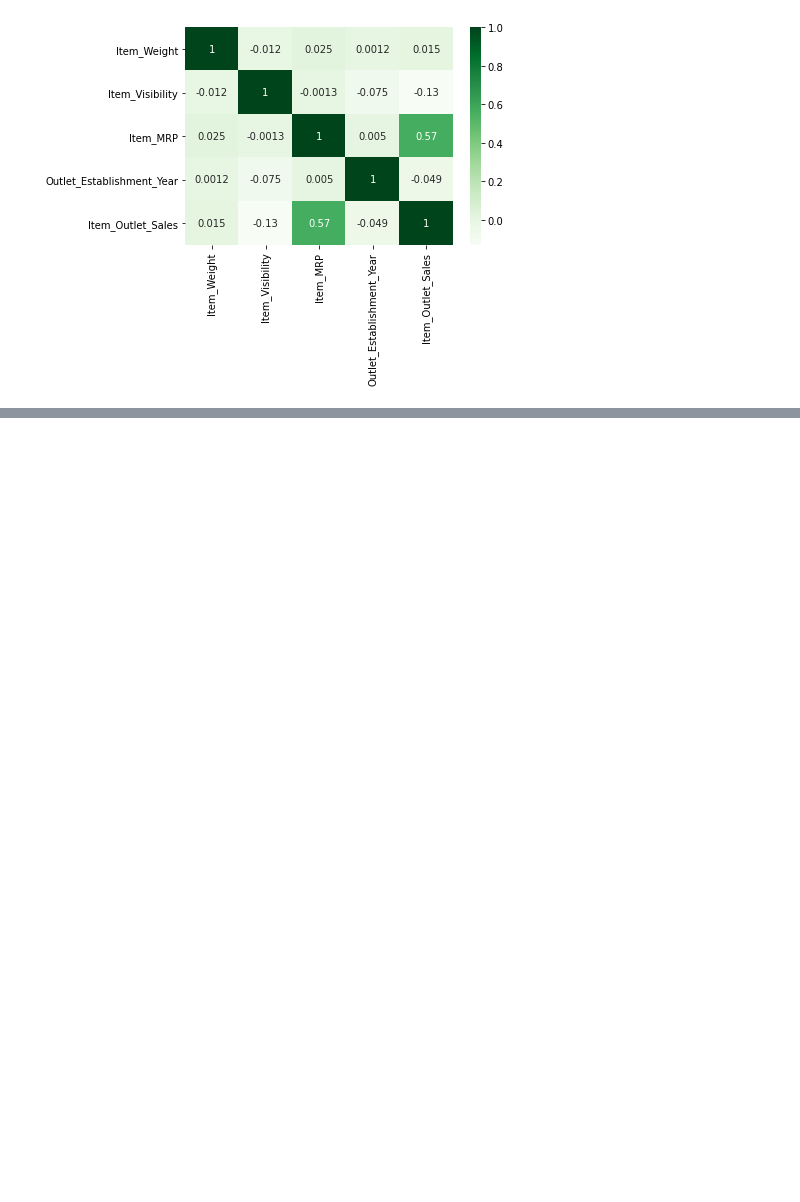
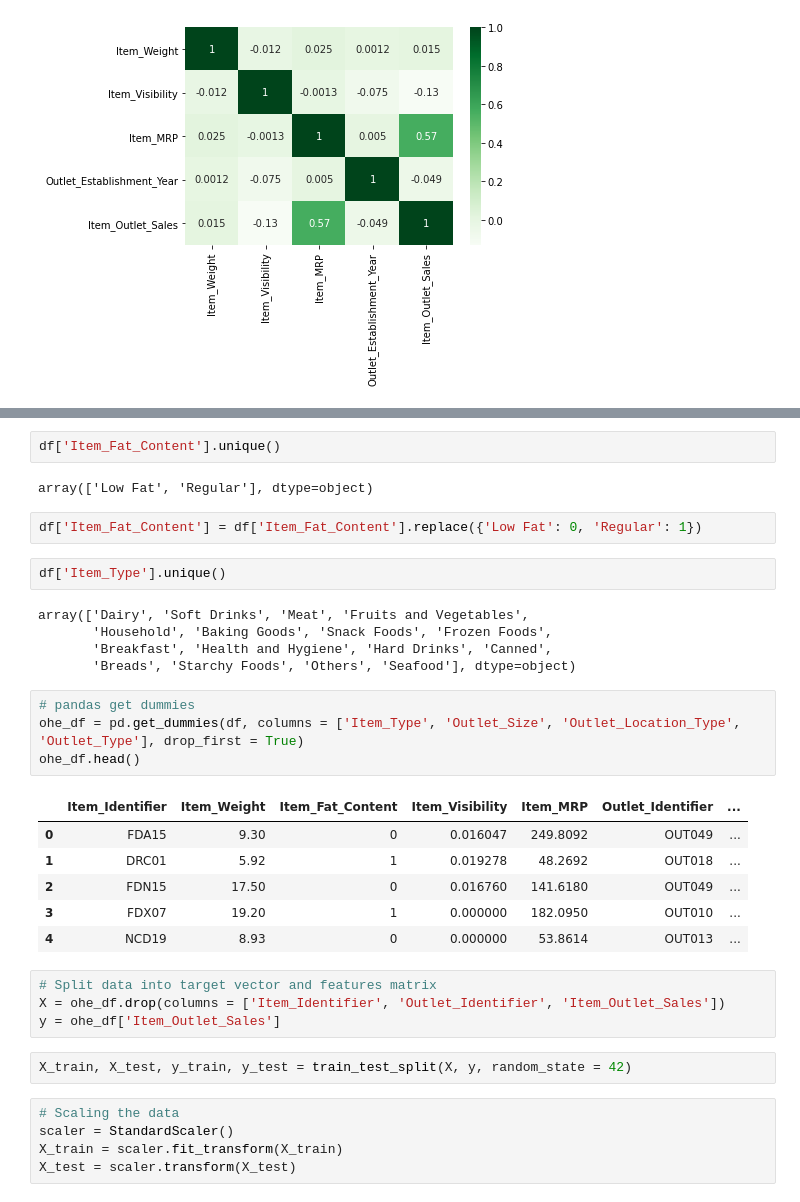
Before and after one commit to Locke0/sales-prediction, a Jupyter notebook: Sales_prediction.ipynb, the cells around one changed output, grey strips where cells are left out. Saved outputs shown, nothing was run; the diff lists cells and outputs as text; blank space fills up the shorter version.

```diff
--- a/Sales_prediction.ipynb
+++ b/Sales_prediction.ipynb
@@ -108,0 +129,35 @@ sns.heatmap(corr, cmap = 'Greens', annot = True)
+# %%
+df['Item_Fat_Content'].unique()
+# %% [output]
+array(['Low Fat', 'Regular'], dtype=object)
+# %%
+df['Item_Fat_Content'] = df['Item_Fat_Content'].replace({'Low Fat': 0, 'Regular': 1})
+# %%
+df['Item_Type'].unique()
+# %% [output]
+array(['Dairy', 'Soft Drinks', 'Meat', 'Fruits and Vegetables',
+       'Household', 'Baking Goods', 'Snack Foods', 'Frozen Foods',
+       'Breakfast', 'Health and Hygiene', 'Hard Drinks', 'Canned',
+       'Breads', 'Starchy Foods', 'Others', 'Seafood'], dtype=object)
+# %%
+# pandas get dummies
+ohe_df = pd.get_dummies(df, columns = ['Item_Type', 'Outlet_Size', 'Outlet_Location_Type', 'Outlet_Type'], drop_first = True)
+ohe_df.head()
+# %% [output]
+|  | Item_Identifier | Item_Weight | Item_Fat_Content | Item_Visibility | Item_MRP | Outlet_Identifier | ... |
+| 0 | FDA15 | 9.30 | 0 | 0.016047 | 249.8092 | OUT049 | ... |
+| 1 | DRC01 | 5.92 | 1 | 0.019278 | 48.2692 | OUT018 | ... |
+| 2 | FDN15 | 17.50 | 0 | 0.016760 | 141.6180 | OUT049 | ... |
+| 3 | FDX07 | 19.20 | 1 | 0.000000 | 182.0950 | OUT010 | ... |
+| 4 | NCD19 | 8.93 | 0 | 0.000000 | 53.8614 | OUT013 | ... |
+# %%
+# Split data into target vector and features matrix
+X = ohe_df.drop(columns = ['Item_Identifier', 'Outlet_Identifier', 'Item_Outlet_Sales'])
+y = ohe_df['Item_Outlet_Sales']
+# %%
+X_train, X_test, y_train, y_test = train_test_split(X, y, random_state = 42)
+# %%
+# Scaling the data
+scaler = StandardScaler()
+X_train = scaler.fit_transform(X_train)
+X_test = scaler.transform(X_test)
```
Also changed, not shown: parts of 8 cells of this notebook.
